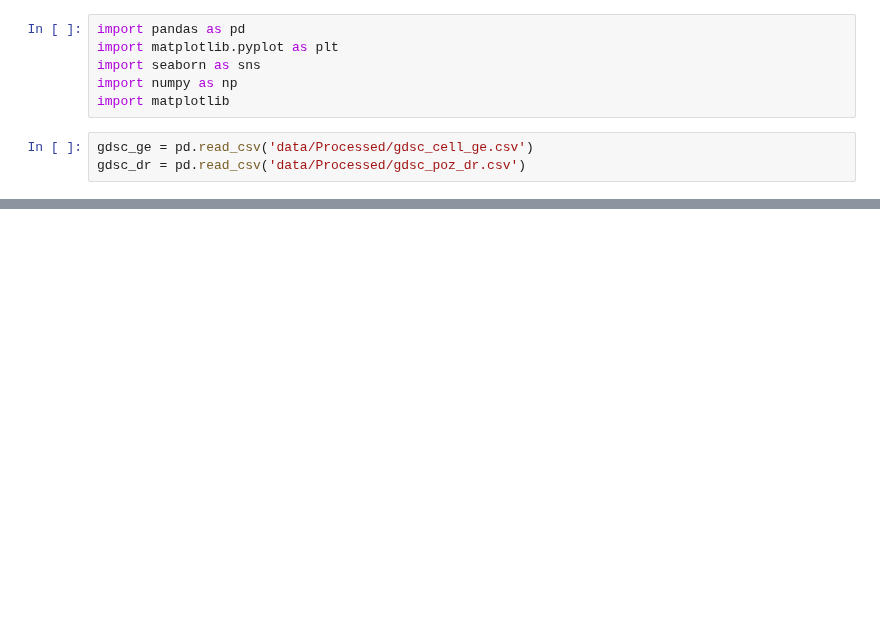
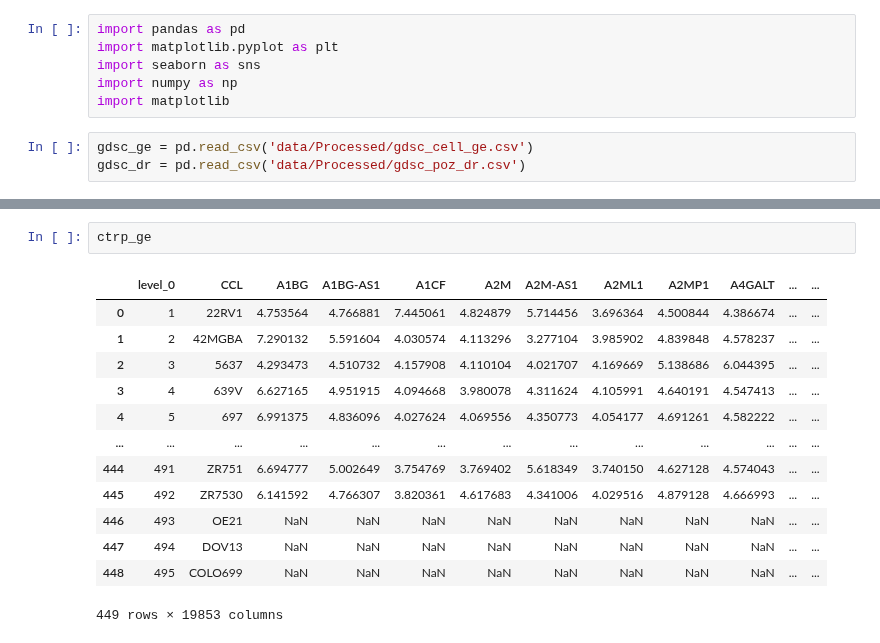
Before and after one commit to lucas-ubm/phc-data-pipeline, a Jupyter notebook: Messing.ipynb, the cells around one changed output, grey strips where cells are left out. Saved outputs shown, nothing was run; the diff lists cells and outputs as text; blank space fills up the shorter version.

```diff
--- a/Messing.ipynb
+++ b/Messing.ipynb
@@ -33,0 +48,16 @@ matplotlib.__version__
+# %%
+ctrp_ge
+# %% [output]
+|  | level_0 | CCL | A1BG | A1BG-AS1 | A1CF | A2M | A2M-AS1 | A2ML1 | A2MP1 | A4GALT | ... | ... |
+| 0 | 1 | 22RV1 | 4.753564 | 4.766881 | 7.445061 | 4.824879 | 5.714456 | 3.696364 | 4.500844 | 4.386674 | ... | ... |
+| 1 | 2 | 42MGBA | 7.290132 | 5.591604 | 4.030574 | 4.113296 | 3.277104 | 3.985902 | 4.839848 | 4.578237 | ... | ... |
+| 2 | 3 | 5637 | 4.293473 | 4.510732 | 4.157908 | 4.110104 | 4.021707 | 4.169669 | 5.138686 | 6.044395 | ... | ... |
+| 3 | 4 | 639V | 6.627165 | 4.951915 | 4.094668 | 3.980078 | 4.311624 | 4.105991 | 4.640191 | 4.547413 | ... | ... |
+| 4 | 5 | 697 | 6.991375 | 4.836096 | 4.027624 | 4.069556 | 4.350773 | 4.054177 | 4.691261 | 4.582222 | ... | ... |
+| ... | ... | ... | ... | ... | ... | ... | ... | ... | ... | ... | ... | ... |
+| 444 | 491 | ZR751 | 6.694777 | 5.002649 | 3.754769 | 3.769402 | 5.618349 | 3.740150 | 4.627128 | 4.574043 | ... | ... |
+| 445 | 492 | ZR7530 | 6.141592 | 4.766307 | 3.820361 | 4.617683 | 4.341006 | 4.029516 | 4.879128 | 4.666993 | ... | ... |
+| 446 | 493 | OE21 | NaN | NaN | NaN | NaN | NaN | NaN | NaN | NaN | ... | ... |
+| 447 | 494 | DOV13 | NaN | NaN | NaN | NaN | NaN | NaN | NaN | NaN | ... | ... |
+| 448 | 495 | COLO699 | NaN | NaN | NaN | NaN | NaN | NaN | NaN | NaN | ... | ... |
+449 rows × 19853 columns
```
Also changed, not shown: parts of 12 cells of this notebook, 3 other files.
